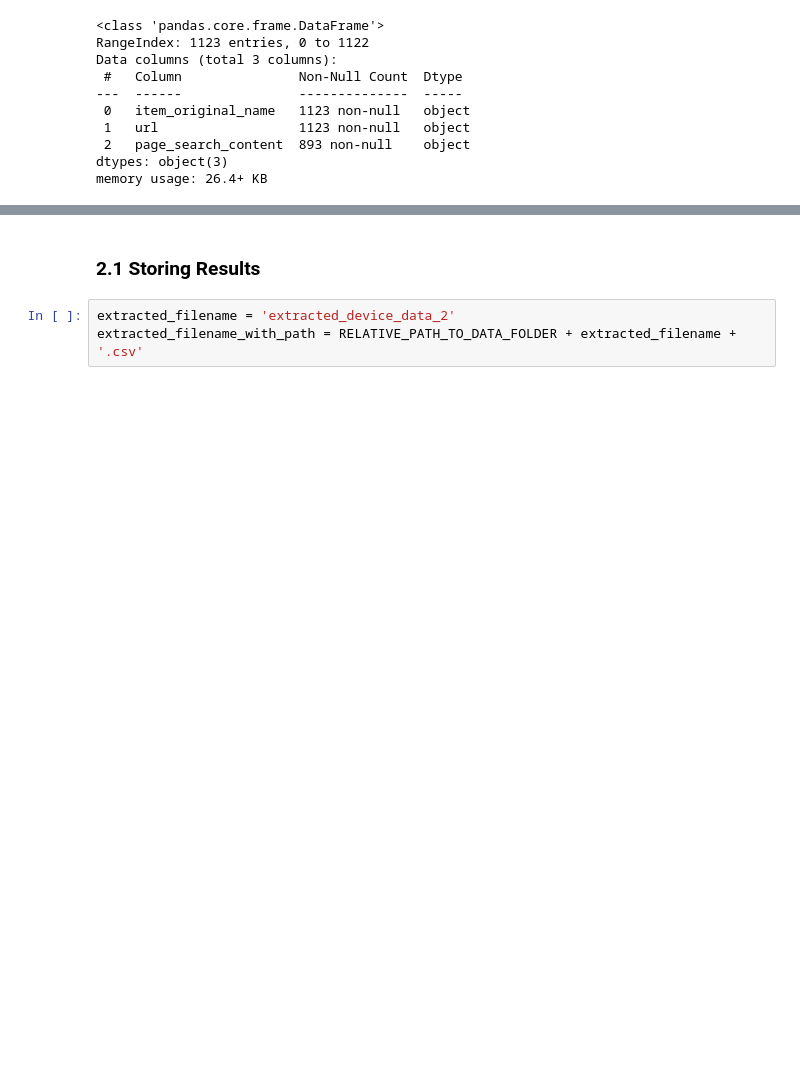
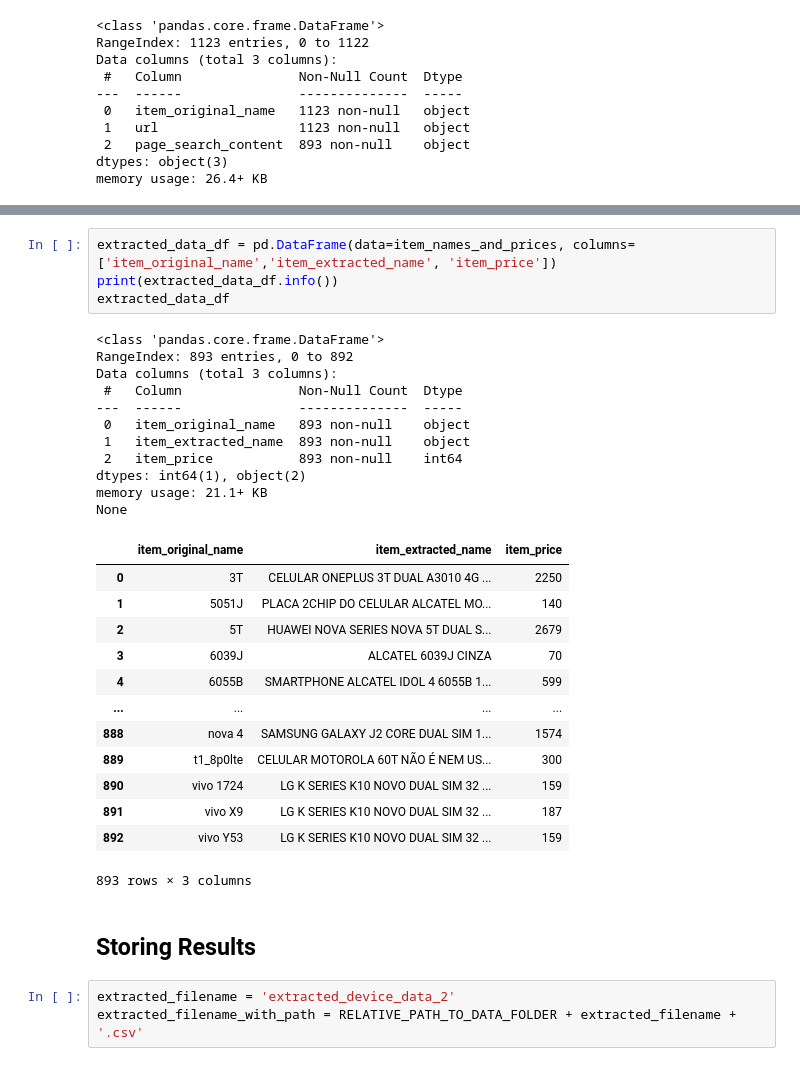
Before and after one commit to thiagolrpinho/phone_prices_crawler, a Jupyter notebook: main.ipynb, the cells around one changed output, grey strips where cells are left out. Saved outputs shown, nothing was run; the diff lists cells and outputs as text; blank space fills up the shorter version.

```diff
--- a/main.ipynb
+++ b/main.ipynb
@@ -217,5 +211,34 @@ None
+# %%
+extracted_data_df = pd.DataFrame(data=item_names_and_prices, columns=['item_original_name','item_extracted_name', 'item_price'])
+print(extracted_data_df.info())
+extracted_data_df
+# %% [output]
+<class 'pandas.core.frame.DataFrame'>
+RangeIndex: 893 entries, 0 to 892
+Data columns (total 3 columns):
+ #   Column               Non-Null Count  Dtype
+---  ------               --------------  -----
+ 0   item_original_name   893 non-null    object
+ 1   item_extracted_name  893 non-null    object
+ 2   item_price           893 non-null    int64
+dtypes: int64(1), object(2)
+memory usage: 21.1+ KB
+None
+|  | item_original_name | item_extracted_name | item_price |
+| 0 | 3T | CELULAR ONEPLUS 3T DUAL A3010 4G ... | 2250 |
+| 1 | 5051J | PLACA 2CHIP DO CELULAR ALCATEL MO... | 140 |
+| 2 | 5T | HUAWEI NOVA SERIES NOVA 5T DUAL S... | 2679 |
+| 3 | 6039J | ALCATEL 6039J CINZA | 70 |
+| 4 | 6055B | SMARTPHONE ALCATEL IDOL 4 6055B 1... | 599 |
+| ... | ... | ... | ... |
+| 888 | nova 4 | SAMSUNG GALAXY J2 CORE DUAL SIM 1... | 1574 |
+| 889 | t1_8p0lte | CELULAR MOTOROLA 60T NÃO É NEM US... | 300 |
+| 890 | vivo 1724 | LG K SERIES K10 NOVO DUAL SIM 32 ... | 159 |
+| 891 | vivo X9 | LG K SERIES K10 NOVO DUAL SIM 32 ... | 187 |
+| 892 | vivo Y53 | LG K SERIES K10 NOVO DUAL SIM 32 ... | 159 |
+893 rows × 3 columns
 # %% [markdown]
-### 2.1 Storing Results
+##  Storing Results
 # %%
 extracted_filename = 'extracted_device_data_2'
 extracted_filename_with_path = RELATIVE_PATH_TO_DATA_FOLDER + extracted_filename + '.csv'
```
Also changed, not shown: parts of 22 cells of this notebook.
